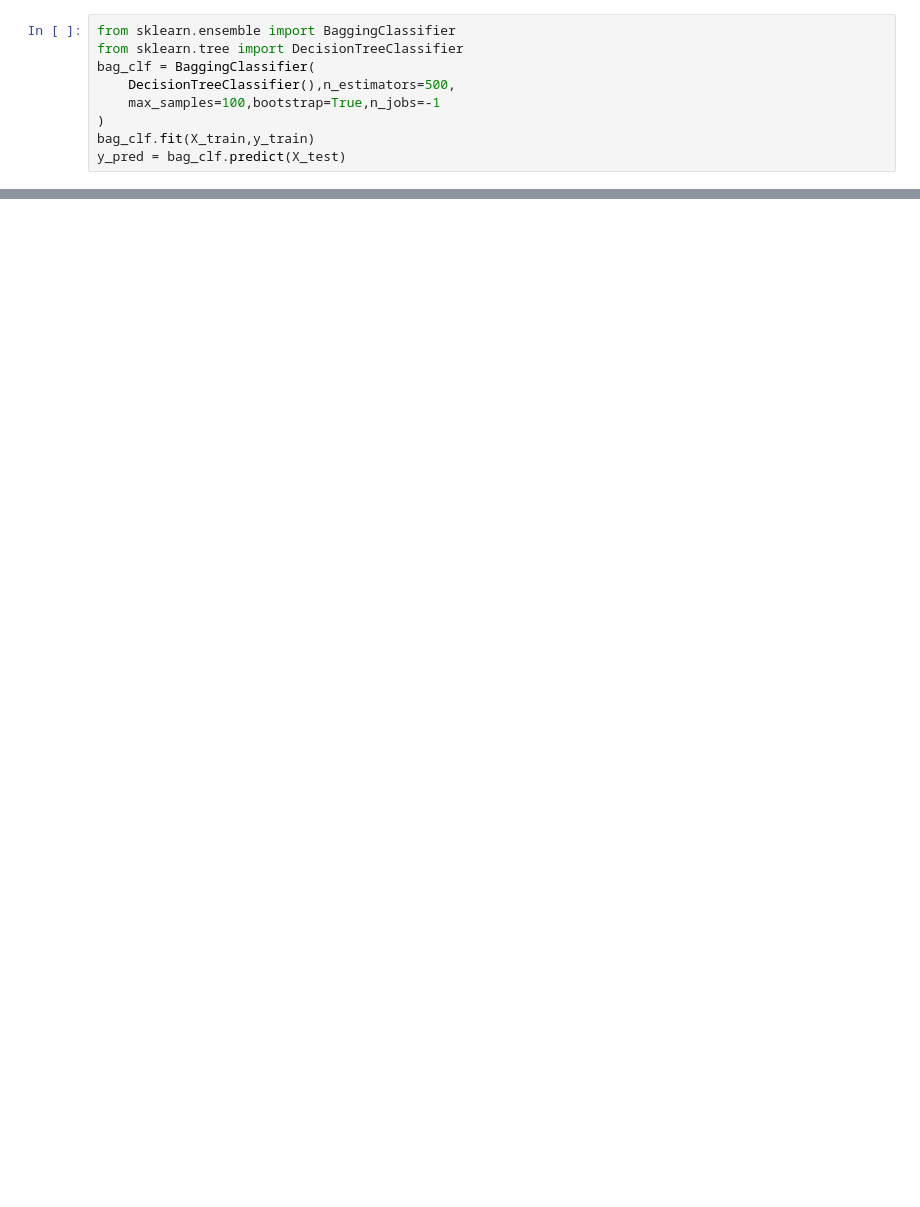
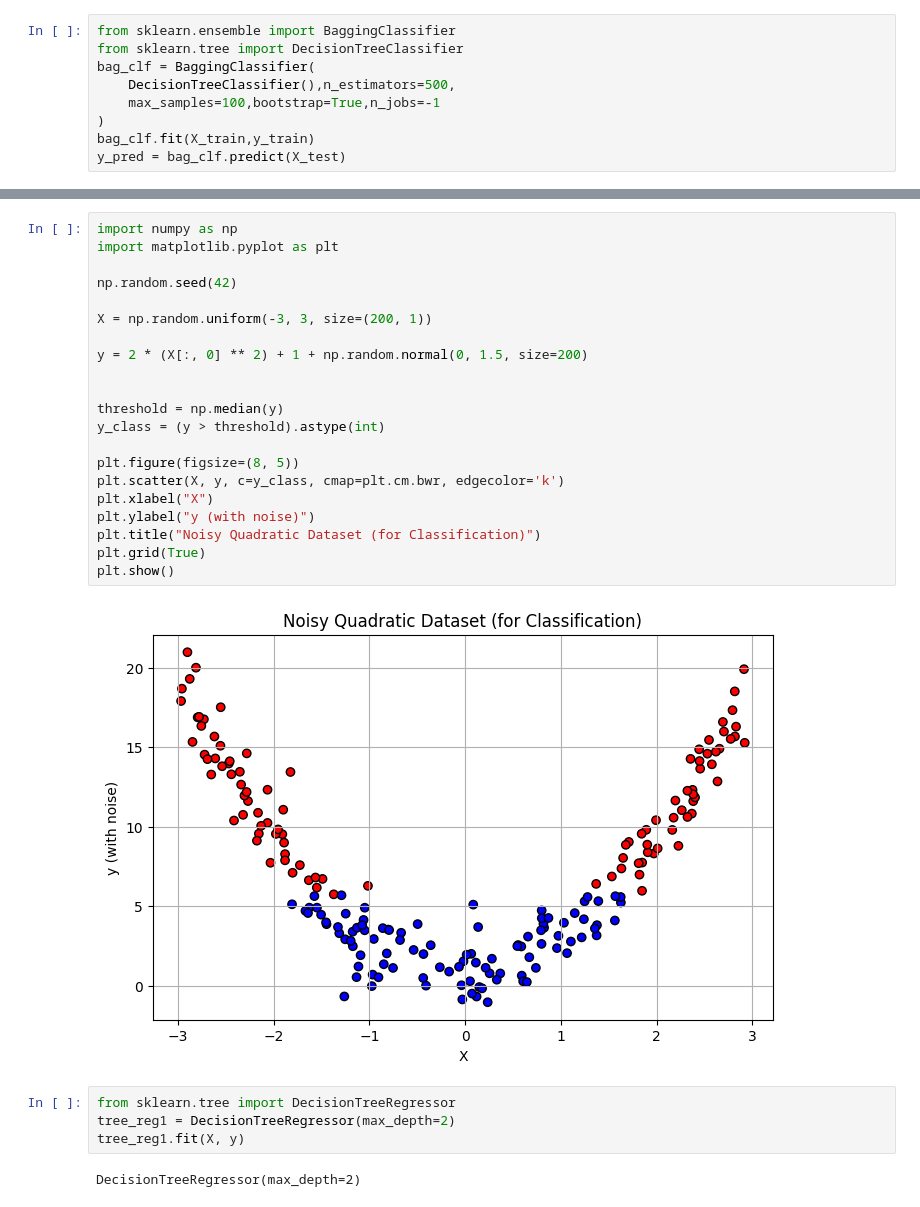
Before and after one commit to Divyanshyadavofficial/oreilly_machine_learning_notebooks, a Jupyter notebook: Random_forests/forest.ipynb, the cells around one changed output, grey strips where cells are left out. Cells and saved outputs as stored; diff of their text form; blank space fills up the shorter version.

```diff
--- a/Random_forests/forest.ipynb
+++ b/Random_forests/forest.ipynb
@@ -79,0 +110,29 @@ y_pred_rf = rnd_clf.predict(X_test)
+# %%
+import numpy as np
+import matplotlib.pyplot as plt
+
+np.random.seed(42)
+
+X = np.random.uniform(-3, 3, size=(200, 1))
+
+y = 2 * (X[:, 0] ** 2) + 1 + np.random.normal(0, 1.5, size=200)
+
+
+threshold = np.median(y)
+y_class = (y > threshold).astype(int)
+
+plt.figure(figsize=(8, 5))
+plt.scatter(X, y, c=y_class, cmap=plt.cm.bwr, edgecolor='k')
+plt.xlabel("X")
+plt.ylabel("y (with noise)")
+plt.title("Noisy Quadratic Dataset (for Classification)")
+plt.grid(True)
+plt.show()
+# %% [output]
+[figure, added]
+# %%
+from sklearn.tree import DecisionTreeRegressor
+tree_reg1 = DecisionTreeRegressor(max_depth=2)
+tree_reg1.fit(X, y)
+# %% [output]
+DecisionTreeRegressor(max_depth=2)
```
Also changed, not shown: parts of 10 cells of this notebook.
